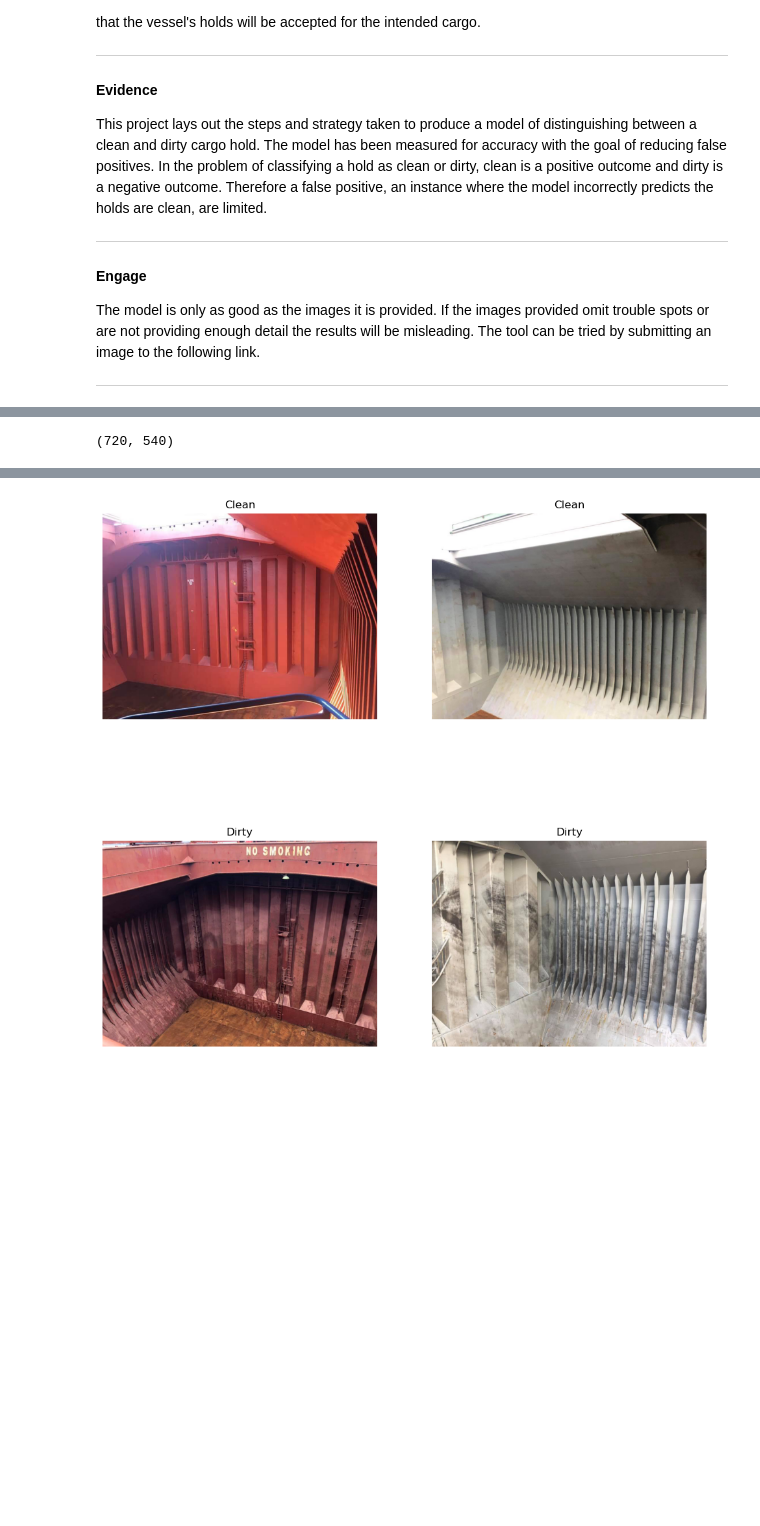
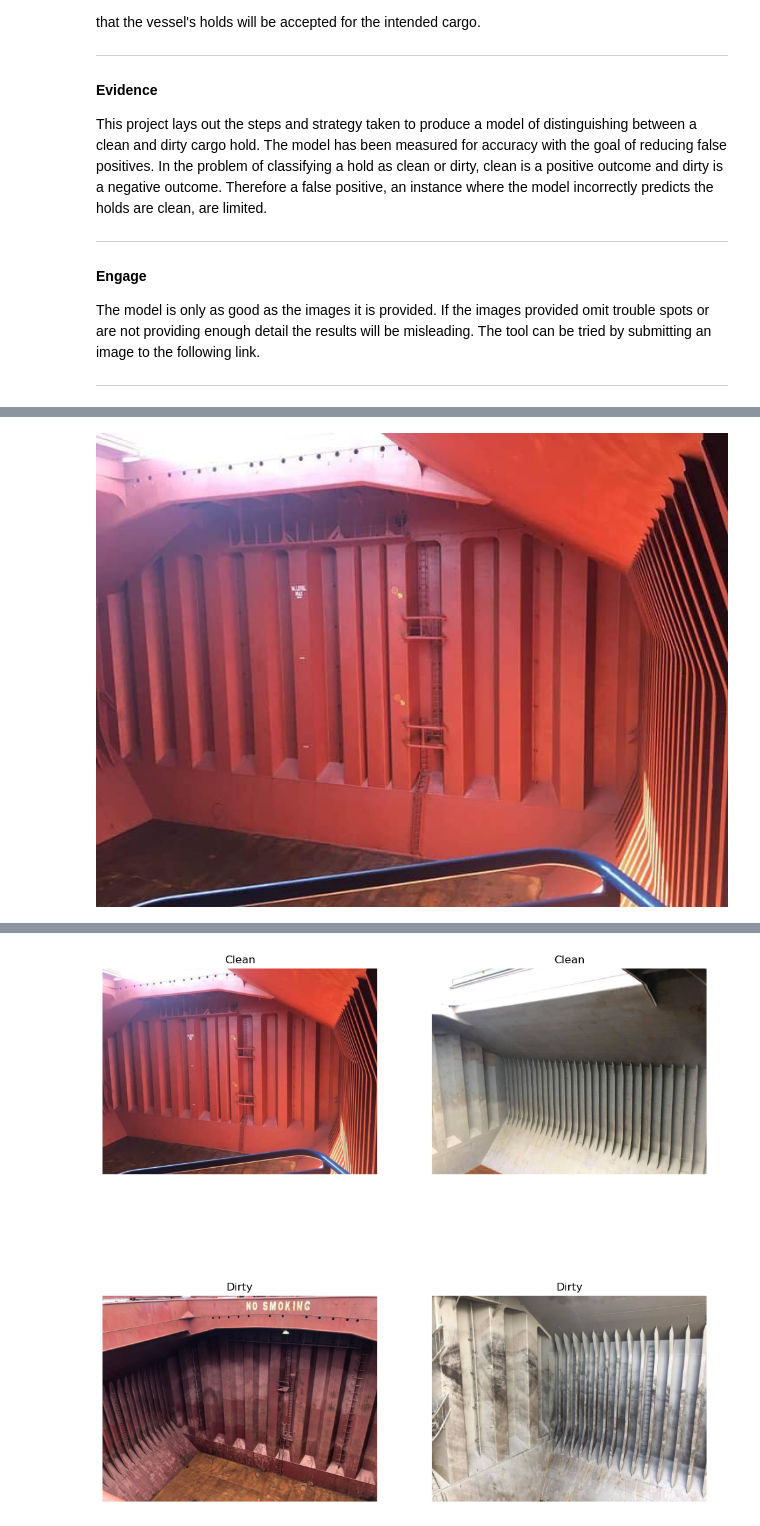
Before and after one commit to oshepad/cargo-holds-image-classification, a Jupyter notebook: code/01_Data.ipynb, the cells around one changed output, grey strips where cells are left out. Saved outputs shown, nothing was run; the diff lists cells and outputs as text; code cells hidden in the pictures; blank space fills up the shorter version.

```diff
--- a/code/01_Data.ipynb
+++ b/code/01_Data.ipynb
@@ -80,9 +105,10 @@ ___
 # %%
 # Review clean cargo hold image
 clean1 = load_img('../data/classified/clean/47681173_2008763662504219_1873423245131120640_n.jpg')
 clean2 = load_img('../data/classified/clean/48418327_2026951410685444_6927397904709582848_n.jpg')
+clean1
 # %% [output]
-(720, 540)
+[figure, added]
 # %%
 # Review dirty cargo hold image
 dirty1 = load_img('../data/classified/dirty/46492613_1983209318392987_2701285471404687360_n.jpg')
```
Also changed, not shown: parts of 20 cells of this notebook, 2 other files.
